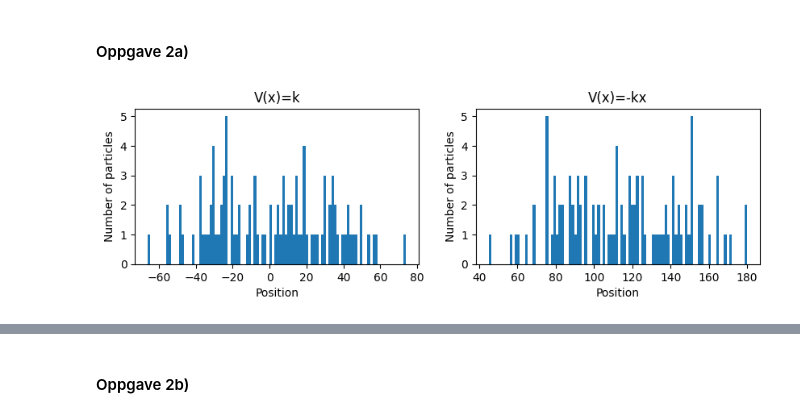
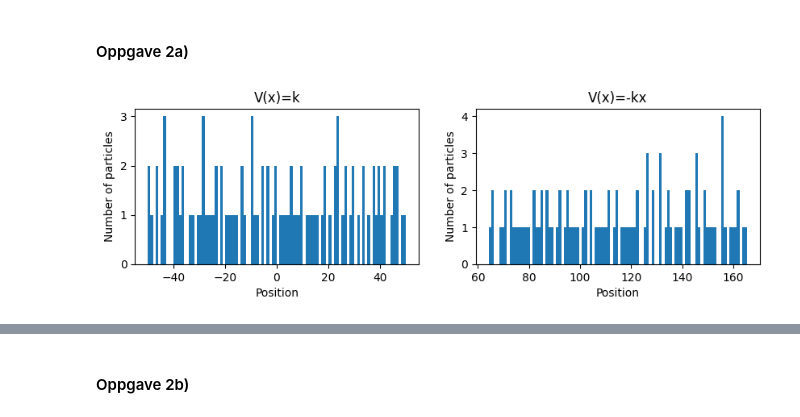
Before and after one commit to einaraarnaes/Prosjekt2, a Jupyter notebook: code.ipynb, the cells around one changed output, grey strips where cells are left out. Drawn from its saved outputs; the diff is of its cells as text; code cells hidden in the pictures.

```diff
--- a/code.ipynb
+++ b/code.ipynb
@@ -102,34 +102,34 @@ def random_walk(n_steps, x, V, bk):
 
 
 steps = 200
-n_sim = 1
+n_sim = 100
 bk = 1
 
 positions= np.arange(-50, 51, 1)
 n_particles = len(positions)
 
 walk_1 = np.zeros(n_particles)
 walk_2 = np.zeros(n_particles)
 
 for i in range(n_sim):
     walk_1 += random_walk(steps, positions, V_1, bk)
     walk_2 += random_walk(steps, positions, V_2, bk)
 
 walk_1 /= n_sim
 walk_2 /= n_sim
 
 fig, axs = plt.subplots(nrows=1, ncols=2, figsize=(10, 2.5))
 
 axs[0].hist(walk_1, bins = 100)
 axs[0].set_title("V(x)=k")
 axs[1].hist(walk_2, bins = 100)
 axs[1].set_title("V(x)=-kx")
 
 
 
 for ax in axs:
     ax.set_xlabel("Position")
     ax.set_ylabel("Number of particles")
     #ax.legend()
 # %% [output]
-[figure, old version]
+[figure, new version]
```
Also changed, not shown: parts of 8 cells of this notebook.
